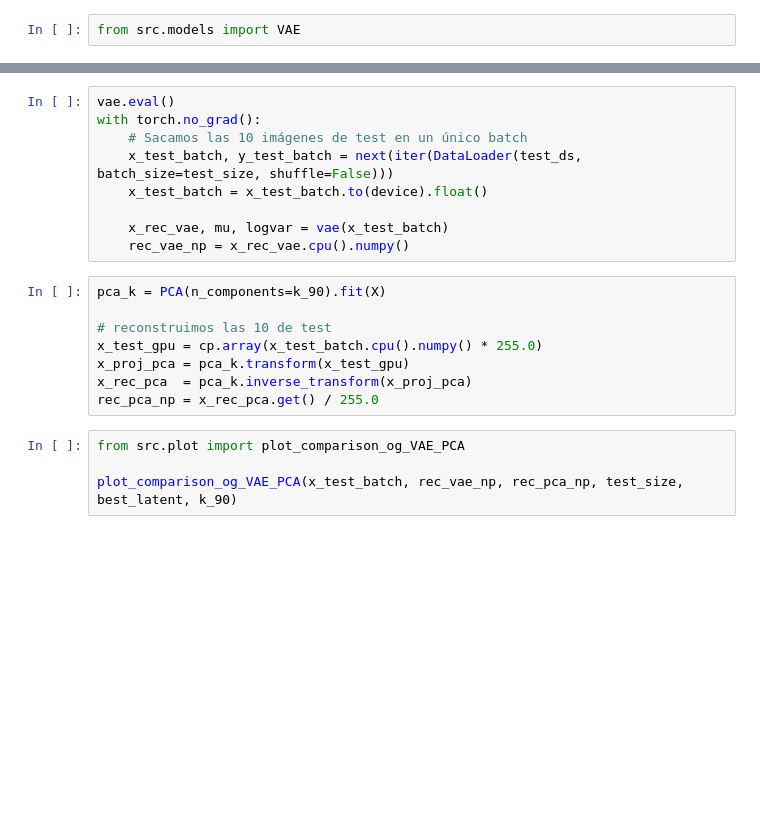
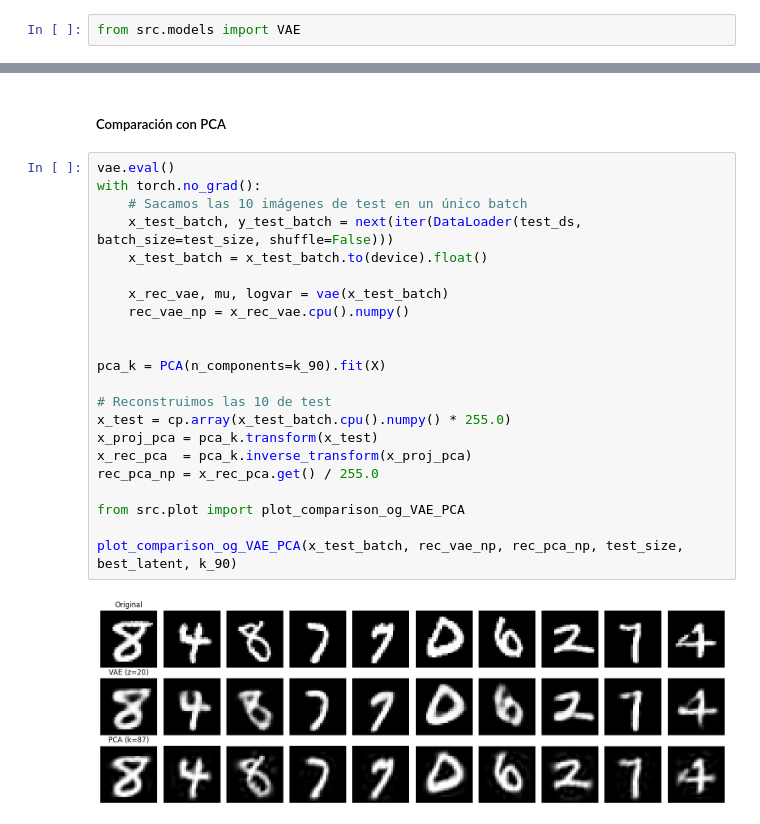
Before and after one commit to anatissera/Machine-Learning-Deep-Learning, a Jupyter notebook: Tissera_AnaPaula_TP4/Tissera_AnaPaula_Notebook_TP4.ipynb, the cells around one changed output, grey strips where cells are left out. Drawn from its saved outputs; the diff is of its cells as text; blank space fills up the shorter version.

```diff
--- a/Tissera_AnaPaula_TP4/Tissera_AnaPaula_Notebook_TP4.ipynb
+++ b/Tissera_AnaPaula_TP4/Tissera_AnaPaula_Notebook_TP4.ipynb
@@ -826,21 +653,26 @@ vae.plot_training_curves(train_losses_full, val_losses_full)
-# %%
-vae.eval()
-with torch.no_grad():
-    # Sacamos las 10 imágenes de test en un único batch
-    x_test_batch, y_test_batch = next(iter(DataLoader(test_ds, batch_size=test_size, shuffle=False)))
-    x_test_batch = x_test_batch.to(device).float()
-
-    x_rec_vae, mu, logvar = vae(x_test_batch)
-    rec_vae_np = x_rec_vae.cpu().numpy()
-# %%
-pca_k = PCA(n_components=k_90).fit(X)
-
-# reconstruimos las 10 de test
-x_test_gpu = cp.array(x_test_batch.cpu().numpy() * 255.0)
-x_proj_pca = pca_k.transform(x_test_gpu)
-x_rec_pca  = pca_k.inverse_transform(x_proj_pca)
-rec_pca_np = x_rec_pca.get() / 255.0
-# %%
-from src.plot import plot_comparison_og_VAE_PCA
-
-plot_comparison_og_VAE_PCA(x_test_batch, rec_vae_np, rec_pca_np, test_size, best_latent, k_90)
+# %% [markdown]
+##### Comparación con PCA
+# %%
+vae.eval()
+with torch.no_grad():
+    # Sacamos las 10 imágenes de test en un único batch
+    x_test_batch, y_test_batch = next(iter(DataLoader(test_ds, batch_size=test_size, shuffle=False)))
+    x_test_batch = x_test_batch.to(device).float()
+
+    x_rec_vae, mu, logvar = vae(x_test_batch)
+    rec_vae_np = x_rec_vae.cpu().numpy()
+
+
+pca_k = PCA(n_components=k_90).fit(X)
+
+# Reconstruimos las 10 de test
+x_test = cp.array(x_test_batch.cpu().numpy() * 255.0)
+x_proj_pca = pca_k.transform(x_test)
+x_rec_pca  = pca_k.inverse_transform(x_proj_pca)
+rec_pca_np = x_rec_pca.get() / 255.0
+
+from src.plot import plot_comparison_og_VAE_PCA
+
+plot_comparison_og_VAE_PCA(x_test_batch, rec_vae_np, rec_pca_np, test_size, best_latent, k_90)
+# %% [output]
+[figure, added]
```
Also changed, not shown: parts of 15 cells of this notebook, 2 other files.
